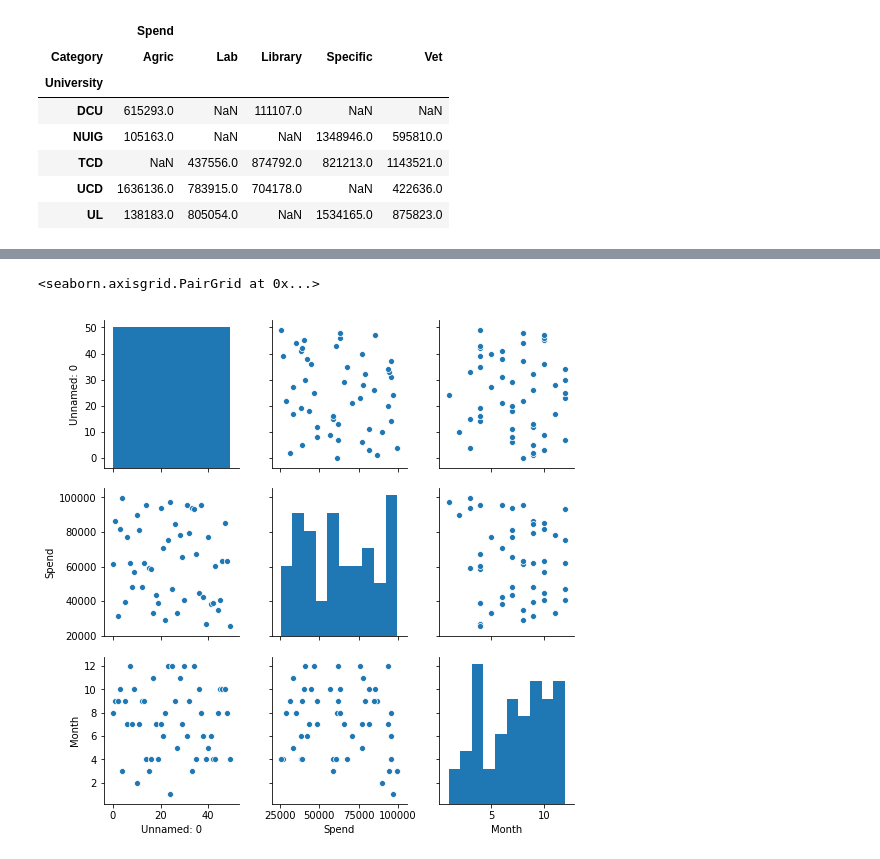
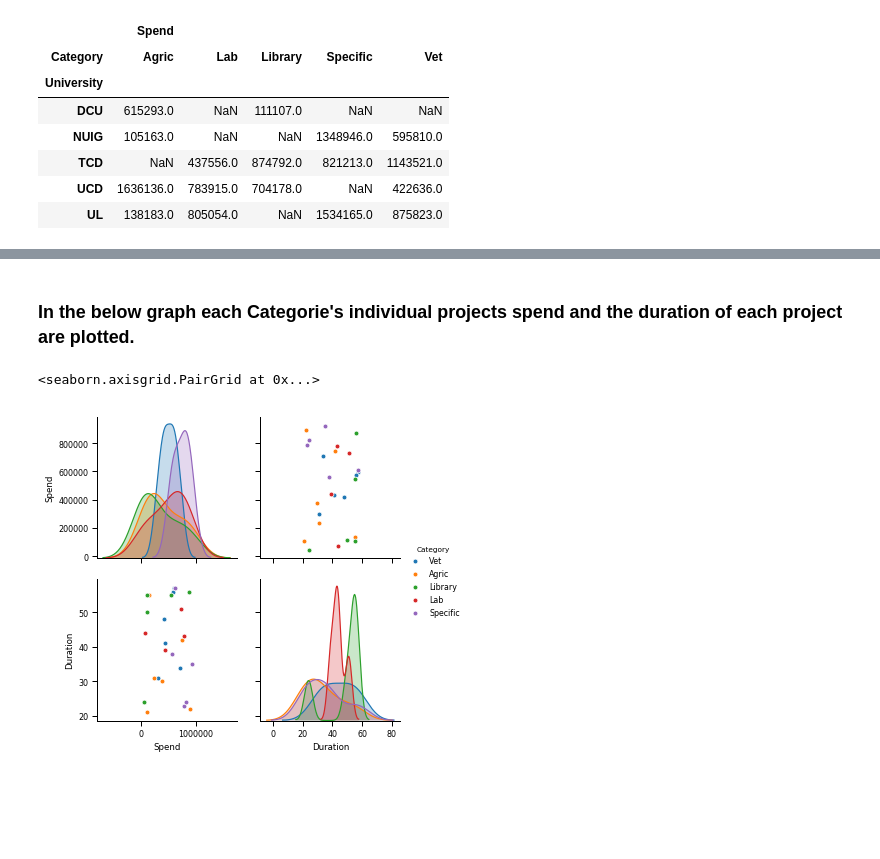
Before and after one commit to colettegallagher/simulating-data, a Jupyter notebook: Simulating Data.ipynb, the cells around one changed output, grey strips where cells are left out. Saved outputs shown, nothing was run; the diff lists cells and outputs as text; code cells hidden in the pictures; blank space fills up the shorter version.

```diff
--- a/Simulating Data.ipynb
+++ b/Simulating Data.ipynb
@@ -497,2 +274,4 @@ NameError: name 'summary' is not defined
+# %%
+data['datetime'] = pd.to_datetime(data['Start'])
 # %%
 import seaborn as sns
@@ -504,5 +290,7 @@ sns.pairplot(data, hue='University')
+# %% [markdown]
+### In the below graph each Categorie's individual projects spend and the duration of each project are plotted.
 # %%
-sns.pairplot(data)
+sns.pairplot(data, hue='Category')
 # %% [output]
 <seaborn.axisgrid.PairGrid at 0x...>
-[figure, old version]
+[figure, new version]
```
Also changed, not shown: parts of 46 cells of this notebook.
